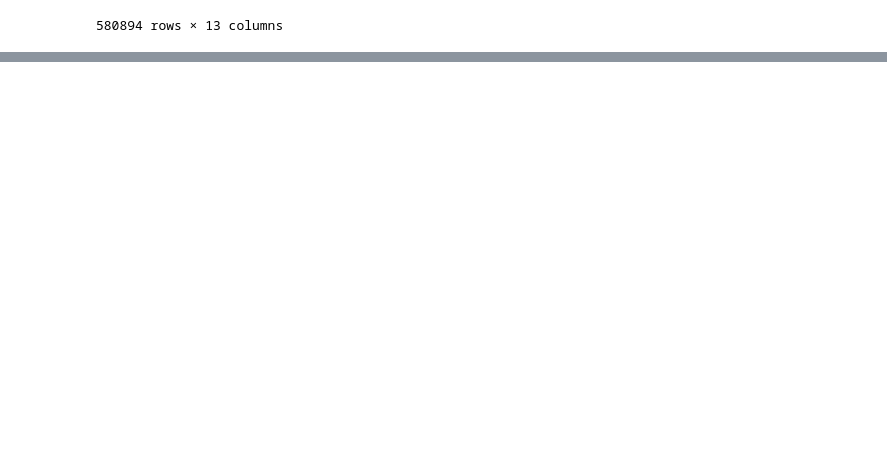
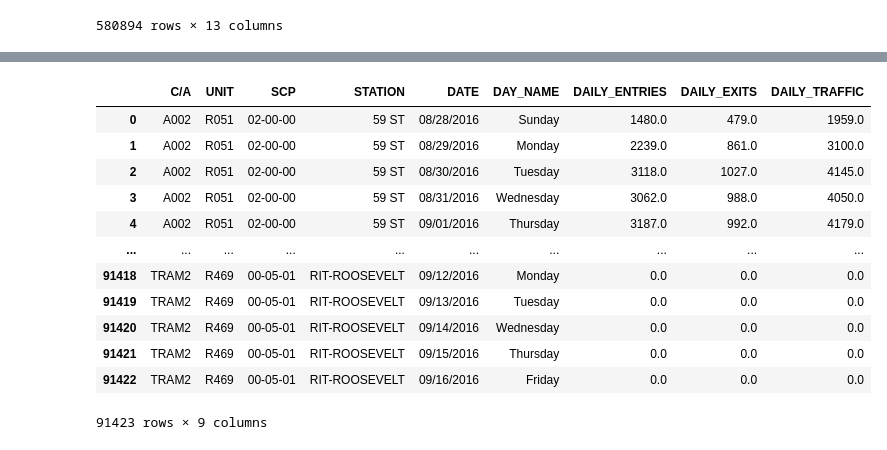
Before and after one commit to weizhao-BME/metis-project1, a Jupyter notebook: fresh_start_wei.ipynb, the cells around one changed output, grey strips where cells are left out. Cells and saved outputs as stored; diff of their text form; code cells hidden in the pictures; blank space fills up the shorter version.

```diff
--- a/fresh_start_wei.ipynb
+++ b/fresh_start_wei.ipynb
@@ -39,0 +116,16 @@ daily_entries
+# %%
+daily[daily["STATION"] = ]
+# %% [output]
+|  | C/A | UNIT | SCP | STATION | DATE | DAY_NAME | DAILY_ENTRIES | DAILY_EXITS | DAILY_TRAFFIC |
+| 0 | A002 | R051 | 02-00-00 | 59 ST | 08/28/2016 | Sunday | 1480.0 | 479.0 | 1959.0 |
+| 1 | A002 | R051 | 02-00-00 | 59 ST | 08/29/2016 | Monday | 2239.0 | 861.0 | 3100.0 |
+| 2 | A002 | R051 | 02-00-00 | 59 ST | 08/30/2016 | Tuesday | 3118.0 | 1027.0 | 4145.0 |
+| 3 | A002 | R051 | 02-00-00 | 59 ST | 08/31/2016 | Wednesday | 3062.0 | 988.0 | 4050.0 |
+| 4 | A002 | R051 | 02-00-00 | 59 ST | 09/01/2016 | Thursday | 3187.0 | 992.0 | 4179.0 |
+| ... | ... | ... | ... | ... | ... | ... | ... | ... | ... |
+| 91418 | TRAM2 | R469 | 00-05-01 | RIT-ROOSEVELT | 09/12/2016 | Monday | 0.0 | 0.0 | 0.0 |
+| 91419 | TRAM2 | R469 | 00-05-01 | RIT-ROOSEVELT | 09/13/2016 | Tuesday | 0.0 | 0.0 | 0.0 |
+| 91420 | TRAM2 | R469 | 00-05-01 | RIT-ROOSEVELT | 09/14/2016 | Wednesday | 0.0 | 0.0 | 0.0 |
+| 91421 | TRAM2 | R469 | 00-05-01 | RIT-ROOSEVELT | 09/15/2016 | Thursday | 0.0 | 0.0 | 0.0 |
+| 91422 | TRAM2 | R469 | 00-05-01 | RIT-ROOSEVELT | 09/16/2016 | Friday | 0.0 | 0.0 | 0.0 |
+91423 rows × 9 columns
```
Also changed, not shown: parts of 14 cells of this notebook, 1 other file.
